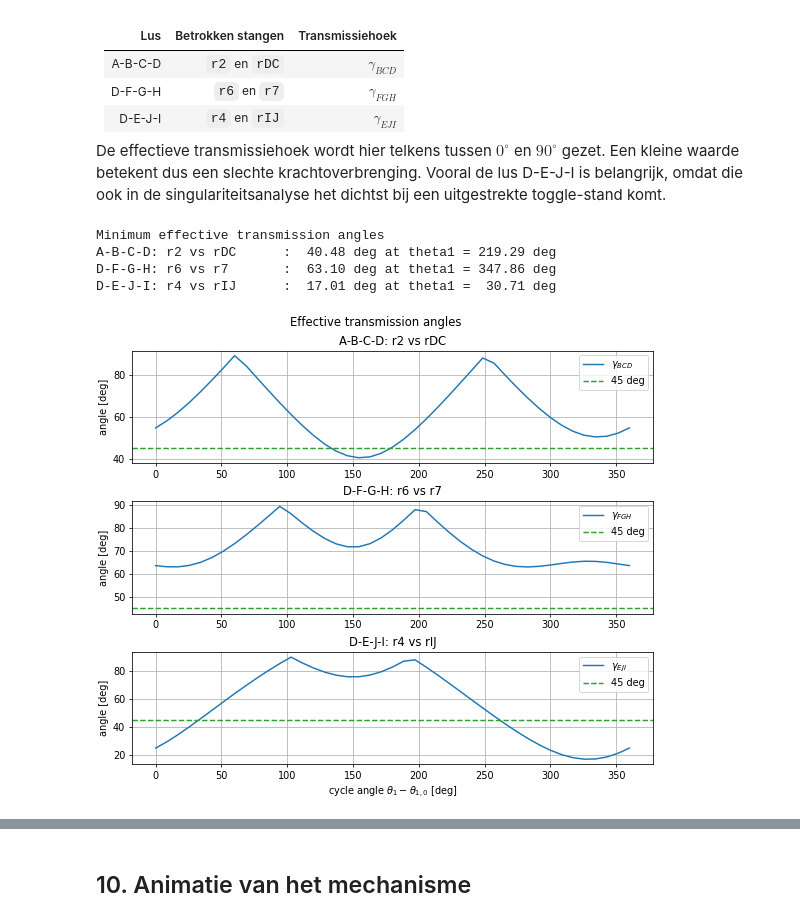
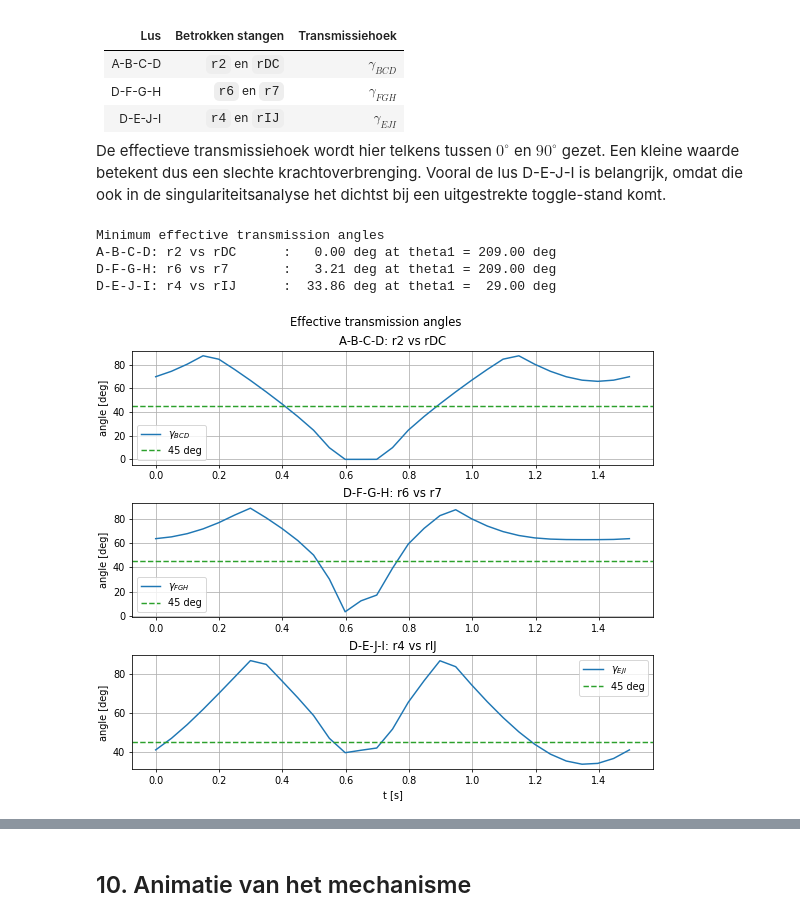
Before and after one commit to colincools/beweging, a Jupyter notebook: Ruitenwissers-mechanisme met zwaartekracht en wrijving.ipynb, the cells around one changed output, grey strips where cells are left out. Cells and saved outputs as stored; diff of their text form; code cells hidden in the pictures.

```diff
--- a/Ruitenwissers-mechanisme met zwaartekracht en wrijving.ipynb
+++ b/Ruitenwissers-mechanisme met zwaartekracht en wrijving.ipynb
@@ -87,7 +87,7 @@ Lengtes, vaste draaipunten, motorsnelheid en tijdstap voor een volledige cyclus.
 # %%
 # Link lengths [m]
 r1 = 0.11
-r2 = 0.99
+r2 = 0.99 #0.95 voor oplijning 2 en 3 of 1.05 voor oplijning ruitenwissers zelf
 r3 = 1.53
 r4 = 1.01
 r5 = 1.13
@@ -130,10 +130,10 @@ rDI_x = abs(grondD_x - grondI_x)
 rDI_y = abs(grondD_y - grondI_y)
 
 # Prescribed input motion
-omega = 1.5       # [rad/s], driver angular speed
+omega = 4.2       # [rad/s], driver angular speed = 40 rpm
 t_begin = 0       # [s], start time of simulation
 t_end = 2*np.pi/omega  # [s], one full driver revolution
-Ts = 0.10         # [s], target time step of simulation
+Ts = 0.05         # [s], target time step of simulation
 num_steps = int(np.ceil((t_end - t_begin) / Ts))
 t = np.linspace(t_begin, t_end, num_steps + 1)  # [s], time vector
 
@@ -586,39 +636,39 @@ def effective_transmission_angle(theta_a, theta_b):
 gamma_BCD = effective_transmission_angle(theta2, theta3) # between r2 and rDC
 gamma_FGH = effective_transmission_angle(theta4, theta5) # between r6 and r7
 gamma_EJI = effective_transmission_angle(theta6, theta7) # between r4 and rIJ
 
 transmission_angles = [
     (r'$\gamma_{BCD}$', 'A-B-C-D: r2 vs rDC', gamma_BCD),
     (r'$\gamma_{FGH}$', 'D-F-G-H: r6 vs r7', gamma_FGH),
     (r'$\gamma_{EJI}$', 'D-E-J-I: r4 vs rIJ', gamma_EJI),
 ]
 
 print('Minimum effective transmission angles')
 for symbol, description, gamma in transmission_angles:
     i_min = np.argmin(gamma)
     print(f'{description:<24s}: {np.rad2deg(gamma[i_min]):6.2f} deg at theta1 = {np.rad2deg(theta1[i_min])%360:6.2f} deg')
 
 theta1_cycle_deg = (theta1 - theta1[0]) * 180/np.pi
 
 fig_trans, ax_trans = plt.subplots(nrows=3, ncols=1, constrained_layout=True, figsize=(8, 7))
 fig_trans.suptitle('Effective transmission angles')
 
 for axis, (symbol, description, gamma) in zip(ax_trans, transmission_angles):
-    axis.plot(theta1_cycle_deg, gamma * 180/np.pi, label=symbol)
+    axis.plot(t, gamma * 180/np.pi, label=symbol)
     axis.axhline(45, color='tab:green', linestyle='--', label='45 deg')
     axis.set_ylabel('angle [deg]')
     axis.set_title(description)
     axis.grid()
     axis.legend()
 
-ax_trans[-1].set_xlabel(r'cycle angle $\theta_1 - \theta_{1,0}$ [deg]')
+ax_trans[-1].set_xlabel('t [s]')
 plt.show()
 # %% [output]
 Minimum effective transmission angles
-A-B-C-D: r2 vs rDC      :  40.48 deg at theta1 = 219.29 deg
-D-F-G-H: r6 vs r7       :  63.10 deg at theta1 = 347.86 deg
-D-E-J-I: r4 vs rIJ      :  17.01 deg at theta1 =  30.71 deg
+A-B-C-D: r2 vs rDC      :   0.00 deg at theta1 = 209.00 deg
+D-F-G-H: r6 vs r7       :   3.21 deg at theta1 = 209.00 deg
+D-E-J-I: r4 vs rIJ      :  33.86 deg at theta1 =  29.00 deg
-[figure, old version]
+[figure, new version]
 # %% [markdown]
 **Interpretatie.** De transmissiehoeken van de lussen A-B-C-D en D-F-G-H blijven ruim genoeg verwijderd van $0^\circ$. De kritische lus is D-E-J-I: daar komen `r4` en `rIJ` het dichtst bij collineariteit. Dat is dezelfde zone die in de singulariteitsanalyse naar voren komt, rond $\theta_1 \approx 31^\circ$. In die stand is de krachtoverbrenging minder gunstig en stijgen de interne krachten sneller bij een externe belasting.
 
```
Also changed, not shown: parts of 16 cells of this notebook, 1 other file.
